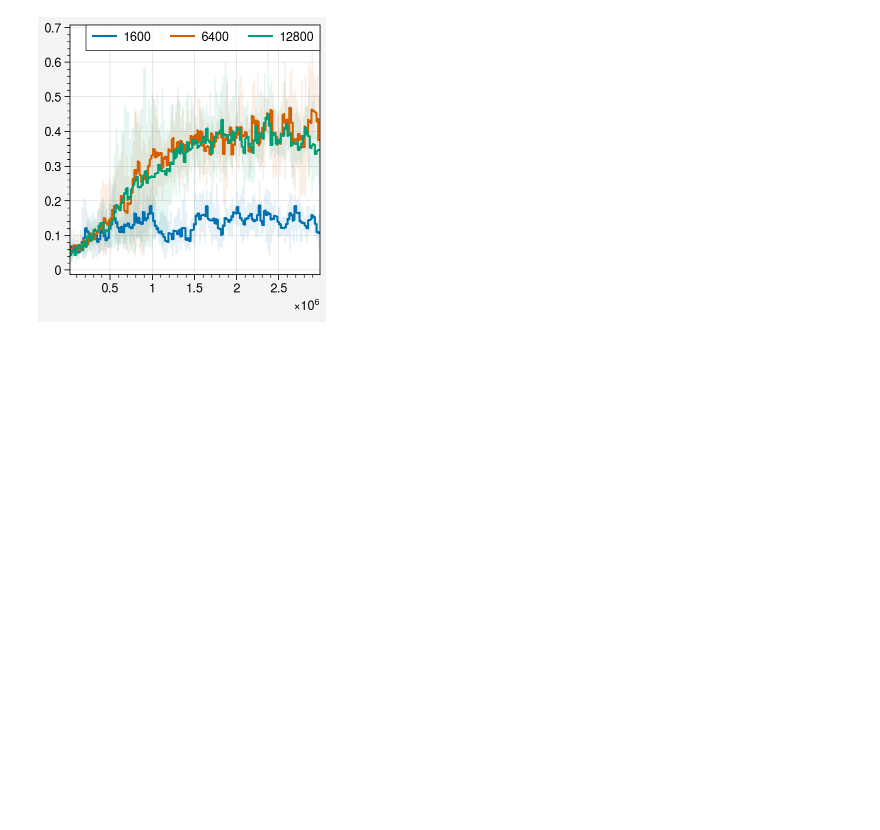
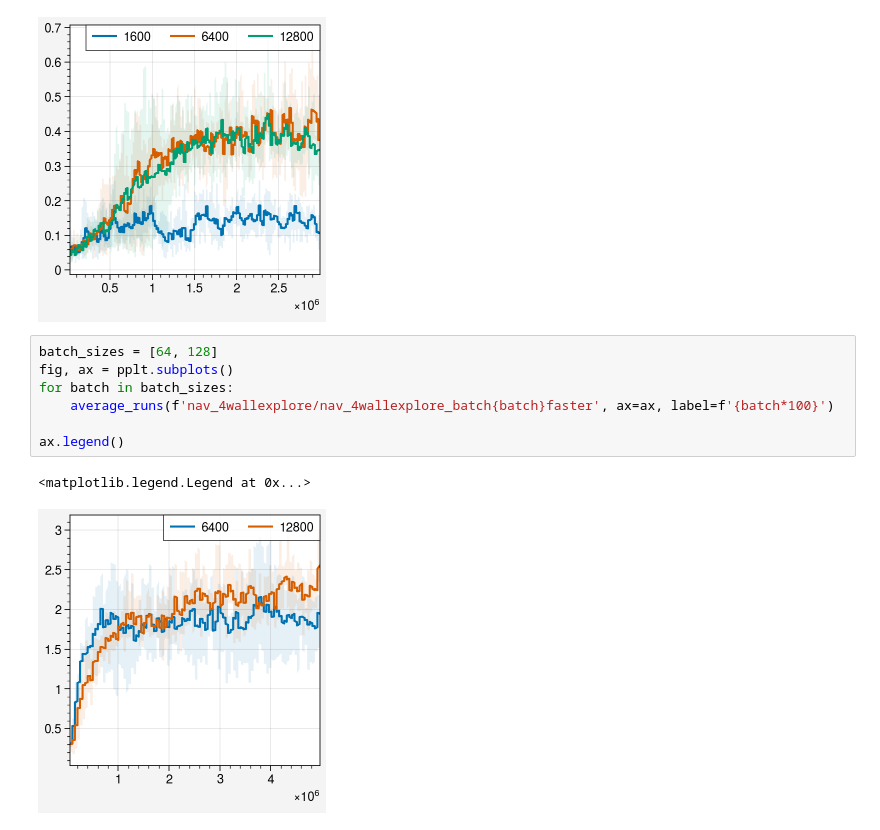
Before and after one commit to liuandrew/ppo_aux, a Jupyter notebook: write_and_test/data_visualize.ipynb, the cells around one changed output. Drawn from its saved outputs; the diff is of its cells as text; blank space fills up the shorter version.

```diff
--- a/write_and_test/data_visualize.ipynb
+++ b/write_and_test/data_visualize.ipynb
@@ -33,3 +35,13 @@ ax.legend()
 # %% [output]
 <matplotlib.legend.Legend at 0x...>
 [figure]
+# %%
+batch_sizes = [64, 128]
+fig, ax = pplt.subplots()
+for batch in batch_sizes:
+    average_runs(f'nav_4wallexplore/nav_4wallexplore_batch{batch}faster', ax=ax, label=f'{batch*100}')
+
+ax.legend()
+# %% [output]
+<matplotlib.legend.Legend at 0x...>
+[figure, added]
```
Also changed, not shown: parts of 4 cells of this notebook, 16 other files.
